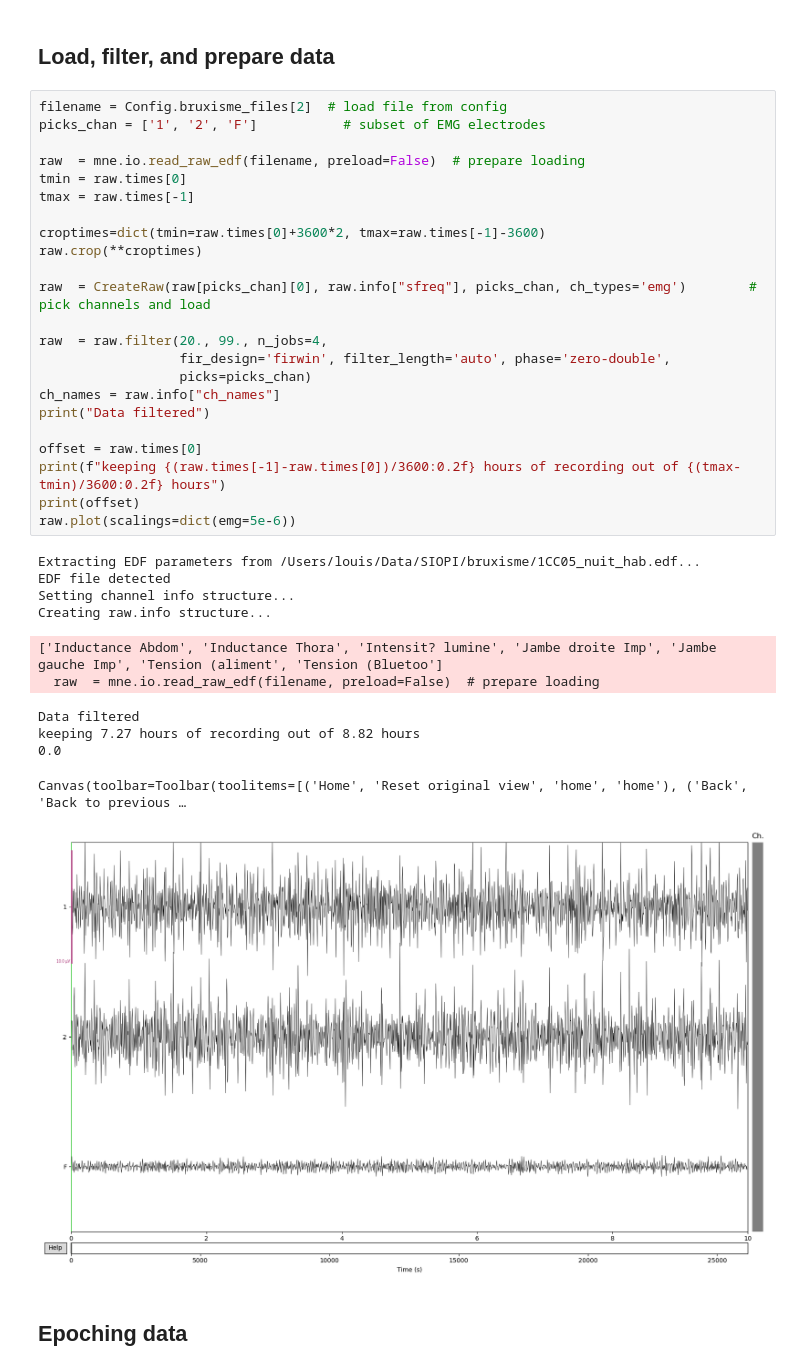
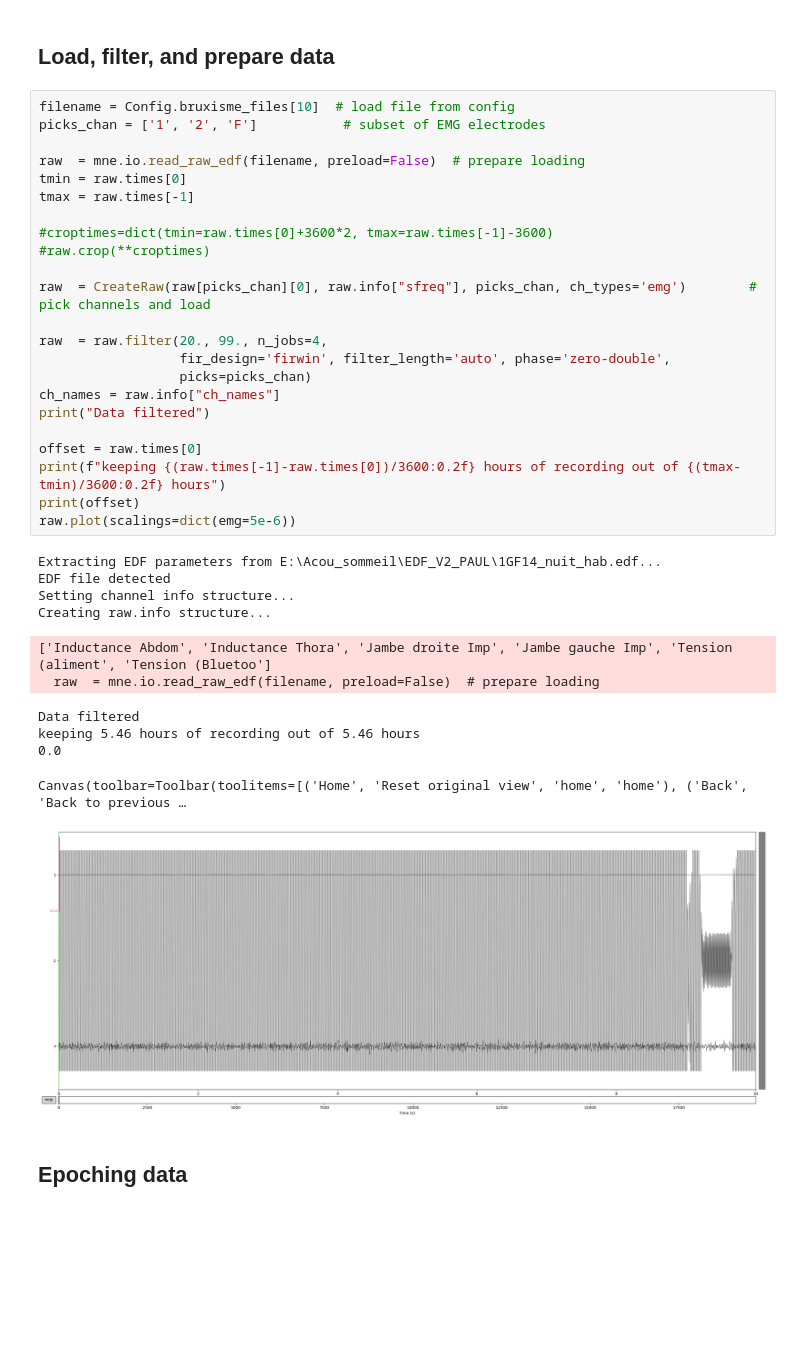
Before and after one commit to lkorczowski/Tinnitus-n-Sleep, a Jupyter notebook: notebooks/Bruxism_detection.ipynb, the cells around one changed output. Cells and saved outputs as stored; diff of their text form; blank space fills up the shorter version.

Commit message:
recomputing bruxism intersubject, minor modifs to bruxism detection new corrected version off valid chans

```diff
--- a/notebooks/Bruxism_detection.ipynb
+++ b/notebooks/Bruxism_detection.ipynb
@@ -33,40 +33,40 @@ Config loaded
 # %% [markdown]
 ## Load, filter, and prepare data
 # %%
-filename = Config.bruxisme_files[2]  # load file from config
+filename = Config.bruxisme_files[10]  # load file from config
 picks_chan = ['1', '2', 'F']           # subset of EMG electrodes
 
 raw  = mne.io.read_raw_edf(filename, preload=False)  # prepare loading
 tmin = raw.times[0]
 tmax = raw.times[-1]
 
-croptimes=dict(tmin=raw.times[0]+3600*2, tmax=raw.times[-1]-3600)
-raw.crop(**croptimes)
+#croptimes=dict(tmin=raw.times[0]+3600*2, tmax=raw.times[-1]-3600)
+#raw.crop(**croptimes)
 
 raw  = CreateRaw(raw[picks_chan][0], raw.info["sfreq"], picks_chan, ch_types='emg')        # pick channels and load
 
 raw  = raw.filter(20., 99., n_jobs=4,
                   fir_design='firwin', filter_length='auto', phase='zero-double',
                   picks=picks_chan)
 ch_names = raw.info["ch_names"]
 print("Data filtered")
 
 offset = raw.times[0]
 print(f"keeping {(raw.times[-1]-raw.times[0])/3600:0.2f} hours of recording out of {(tmax-tmin)/3600:0.2f} hours")
 print(offset)
 raw.plot(scalings=dict(emg=5e-6))
 # %% [output]
-Extracting EDF parameters from /Users/louis/Data/SIOPI/bruxisme/1CC05_nuit_hab.edf...
+Extracting EDF parameters from E:\Acou_sommeil\EDF_V2_PAUL\1GF14_nuit_hab.edf...
 EDF file detected
 Setting channel info structure...
 Creating raw.info structure...
-['Inductance Abdom', 'Inductance Thora', 'Intensit? lumine', 'Jambe droite Imp', 'Jambe gauche Imp', 'Tension (aliment', 'Tension (Bluetoo']
+['Inductance Abdom', 'Inductance Thora', 'Jambe droite Imp', 'Jambe gauche Imp', 'Tension (aliment', 'Tension (Bluetoo']
   raw  = mne.io.read_raw_edf(filename, preload=False)  # prepare loading
 Data filtered
-keeping 7.27 hours of recording out of 8.82 hours
+keeping 5.46 hours of recording out of 5.46 hours
 0.0
 Canvas(toolbar=Toolbar(toolitems=[('Home', 'Reset original view', 'home', 'home'), ('Back', 'Back to previous …
-[figure, old version]
+[figure, new version]
 # %% [markdown]
 ## Epoching data
 # %%
```
Also changed, not shown: parts of 5 cells of this notebook, 6 other files.
